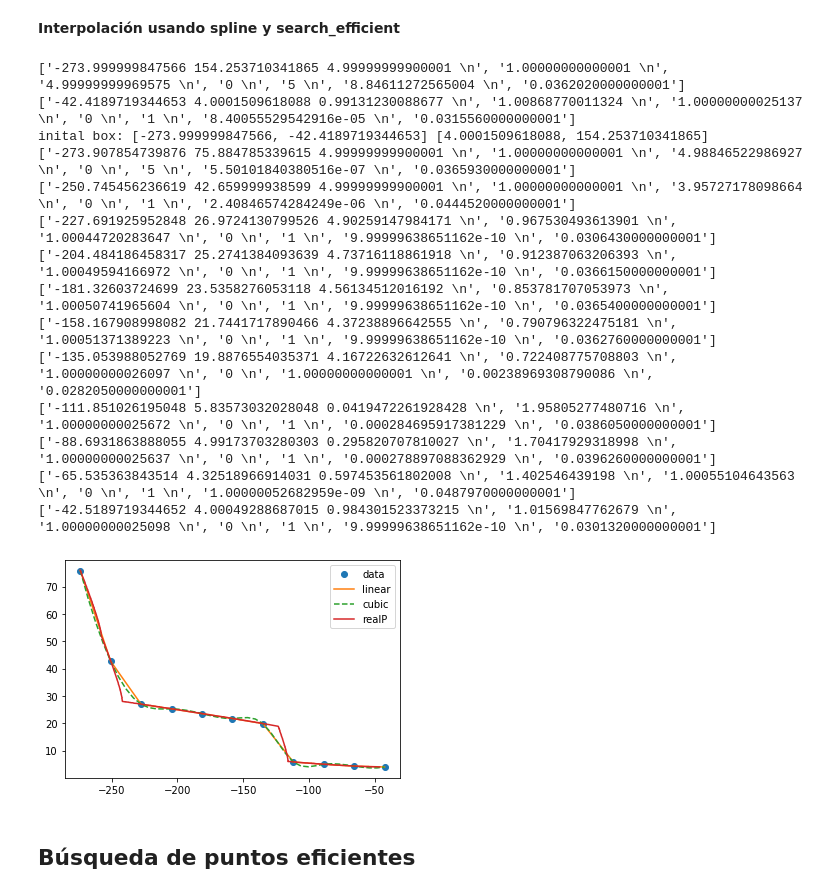
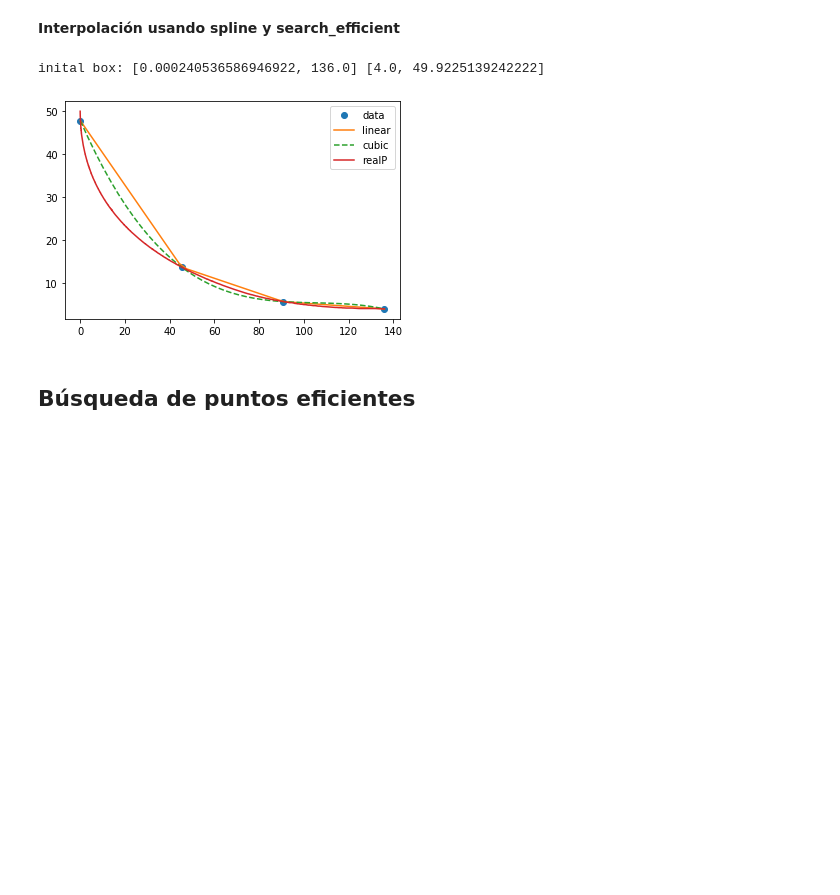
Before and after one commit to INFPUCV/ibex-lib, a Jupyter notebook: jupyter_notebooks/search_efficient.ipynb, the cells around one changed output. Cells and saved outputs as stored; diff of their text form; code cells hidden in the pictures; blank space fills up the shorter version.

```diff
--- a/jupyter_notebooks/search_efficient.ipynb
+++ b/jupyter_notebooks/search_efficient.ipynb
@@ -14,60 +14,49 @@ pass: ········
 # %% [markdown]
 **Interpolación usando spline y search_efficient**
 # %%
-from scipy.interpolate import interp1d
+from scipy.interpolate import interp1d #spline
 import matplotlib.pyplot as plt
 import numpy as np
 %matplotlib inline
 
-instance = "osy.txt"
-npoints = 11
+instance = "binh.txt"
+npoints = 4
 prec_se = 1e-2 #precisión para search_efficient
 prec = 1e-1 #precisión para el solver
 
 # We obtain the initial box
 b1 = ibex.search_efficient(instance, [-1e8,1e8,-1e8,1e8], mode="minf1", prec=prec_se)[1]
 b2 = ibex.search_efficient(instance, [-1e8,1e8,-1e8,1e8], mode="minf2", prec=prec_se)[1]
 y1 = [b1[0], b2[0]]
 y2 = [b2[1], b1[1]]
 print("inital box:", y1,y2)
 
 
 x = np.linspace(y1[0], y1[1], num=npoints, endpoint=True)
 y = np.zeros(npoints)
+xpoints = []
 i = 0
 for a in x:
-    xx, yy = ibex.search_efficient(instance, [a-10*prec_se,a+10*prec_se,y2[0],y2[1]], mode="minf2", prec=prec_se)[1]
-    x[i] = xx; y[i] = yy
+    xpoint, ypoint, time = ibex.search_efficient(instance, [a-10*prec_se,a+10*prec_se,y2[0],y2[1]], mode="minf2", prec=prec_se)
+    xpoints.append(xpoint)
+
+    x[i] = ypoint[0]; y[i] = ypoint[1]
     i+=1
 
-
-f = interp1d(x, y)
+f = interp1d(x, y) #linear
 f2 = interp1d(x, y, kind='cubic')
 
 xsol, ysol = ibex.solve(instance, prec=prec)
 
 xnew = np.linspace(x[0], x[-1], num=41, endpoint=True)
 
 #plot
 plt.plot(x, y, 'o', xnew, f(xnew), '-', xnew, f2(xnew), '--', xsol, ysol, '-')
 plt.legend(['data', 'linear', 'cubic', 'realP'], loc='best')
 plt.show()
 # %% [output]
-['-273.999999847566 154.253710341865 4.99999999900001 \n', '1.00000000000001 \n', '4.99999999969575 \n', '0 \n', '5 \n', '8.84611272565004 \n', '0.0362020000000001']
-['-42.4189719344653 4.0001509618088 0.99131230088677 \n', '1.00868770011324 \n', '1.00000000025137 \n', '0 \n', '1 \n', '8.40055529542916e-05 \n', '0.0315560000000001']
-inital box: [-273.999999847566, -42.4189719344653] [4.0001509618088, 154.253710341865]
-['-273.907854739876 75.884785339615 4.99999999900001 \n', '1.00000000000001 \n', '4.98846522986927 \n', '0 \n', '5 \n', '5.50101840380516e-07 \n', '0.0365930000000001']
-['-250.745456236619 42.659999938599 4.99999999900001 \n', '1.00000000000001 \n', '3.95727178098664 \n', '0 \n', '1 \n', '2.40846574284249e-06 \n', '0.0444520000000001']
-['-227.691925952848 26.9724130799526 4.90259147984171 \n', '0.967530493613901 \n', '1.00044720283647 \n', '0 \n', '1 \n', '9.99999638651162e-10 \n', '0.0306430000000001']
-['-204.484186458317 25.2741384093639 4.73716118861918 \n', '0.912387063206393 \n', '1.00049594166972 \n', '0 \n', '1 \n', '9.99999638651162e-10 \n', '0.0366150000000001']
-['-181.32603724699 23.5358276053118 4.56134512016192 \n', '0.853781707053973 \n', '1.00050741965604 \n', '0 \n', '1 \n', '9.99999638651162e-10 \n', '0.0365400000000001']
-['-158.167908998082 21.7441717890466 4.37238896642555 \n', '0.790796322475181 \n', '1.00051371389223 \n', '0 \n', '1 \n', '9.99999638651162e-10 \n', '0.0362760000000001']
-['-135.053988052769 19.8876554035371 4.16722632612641 \n', '0.722408775708803 \n', '1.00000000026097 \n', '0 \n', '1.00000000000001 \n', '0.00238969308790086 \n', '0.0282050000000001']
-['-111.851026195048 5.83573032028048 0.0419472261928428 \n', '1.95805277480716 \n', '1.00000000025672 \n', '0 \n', '1 \n', '0.000284695917381229 \n', '0.0386050000000001']
-['-88.6931863888055 4.99173703280303 0.295820707810027 \n', '1.70417929318998 \n', '1.00000000025637 \n', '0 \n', '1 \n', '0.000278897088362929 \n', '0.0396260000000001']
-['-65.535363843514 4.32518966914031 0.597453561802008 \n', '1.402546439198 \n', '1.00055104643563 \n', '0 \n', '1 \n', '1.00000052682959e-09 \n', '0.0487970000000001']
-['-42.5189719344652 4.00049288687015 0.984301523373215 \n', '1.01569847762679 \n', '1.00000000025098 \n', '0 \n', '1 \n', '9.99999638651162e-10 \n', '0.0301320000000001']
+inital box: [0.000240536586946922, 136.0] [4.0, 49.9225139242222]
-[figure, old version]
+[figure, new version]
 # %% [markdown]
 Búsqueda de puntos eficientes
 --
```
Also changed, not shown: parts of 3 cells of this notebook, 1 other file.
